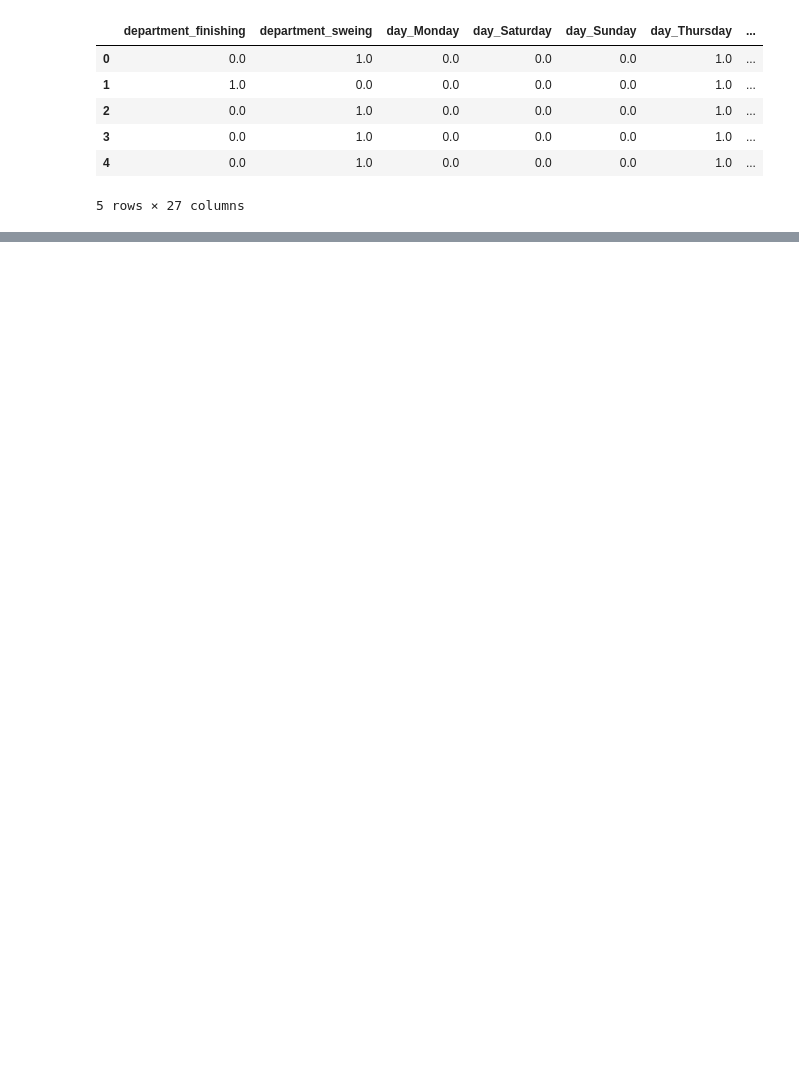
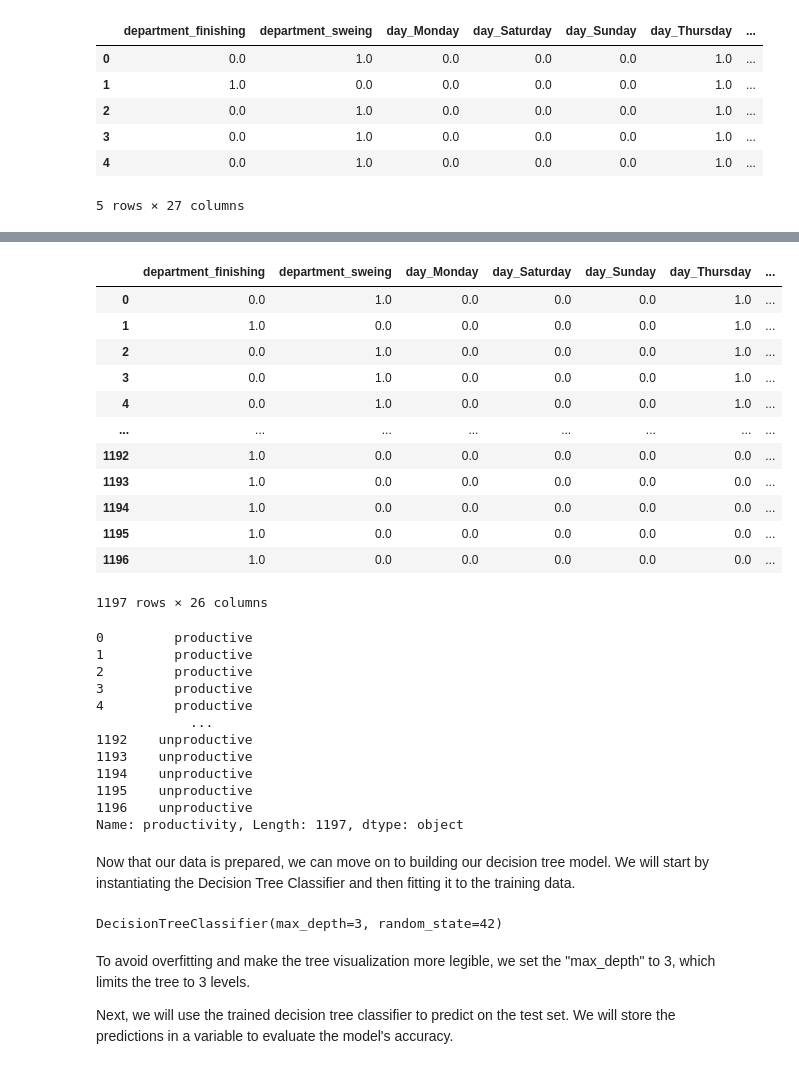
Before and after one commit to MuhammadAwon/datascience-projects, a Jupyter notebook: Projects/classifying-employee-productivity/employee-productivity.ipynb, the cells around one changed output, grey strips where cells are left out. Cells and saved outputs as stored; diff of their text form; code cells hidden in the pictures; blank space fills up the shorter version.

```diff
--- a/Projects/classifying-employee-productivity/employee-productivity.ipynb
+++ b/Projects/classifying-employee-productivity/employee-productivity.ipynb
@@ -985,8 +970,8 @@ df_clean['actual_productivity']
 1196    0.39
 Name: actual_productivity, Length: 1197, dtype: float64
 # %%
-# Create bool column 'productive' when 'actual_productivity' is greater or equal to 'targeted_productivity'
-df_clean['productive'] = df_clean['actual_productivity'] >= df_clean['targeted_productivity']
+# Create bool column 'productivity' when 'actual_productivity' is greater or equal to 'targeted_productivity'
+df_clean['productivity'] = df_clean['actual_productivity'] >= df_clean['targeted_productivity']
 df_clean.sample(10, random_state=42)
 # %% [output]
 |  | date | quarter | department | day | team | targeted_productivity | smv | over_time | incentive | ... |
@@ -1002,0 +990,3 @@ df_clean.sample(10, random_state=42)
+# %%
+df_clean['productivity'] = df_clean['productivity'].map({True: 'productive', False: 'unproductive'})
+df_clean.sample(10, random_state=42)
@@ -1348,17 +1306,0 @@ Name: quarter, dtype: int64
-# %%
-from sklearn.preprocessing import OrdinalEncoder
-from sklearn.compose import ColumnTransformer
-
-# Create column transformer
-col_trans = ColumnTransformer(
-    transformers=[
-        ('dept_sweing', OrdinalEncoder(categories=[['finishing', 'sweing']]), ['department']),
-    ],
-    remainder='passthrough')
-
-# Fit the transformer to the entire dataset
-trans_df = col_trans.fit_transform(df_clean)
-
-# Create dataframe
-df_final = pd.DataFrame(trans_df, columns=['dept_sweing'] + list(df_clean.columns[1:]))
-df_final.head()
@@ -1371,0 +1339,39 @@ df_final.head()
+# %%
+# Import requried libraries
+from sklearn.model_selection import train_test_split
+from sklearn.tree import DecisionTreeClassifier
+
+
+# Separate dataset into features and target variables
+X = df_final.drop('productivity', axis=1)
+y = df_final['productivity']
+
+# View results
+display(X)
+display(y)
+# %% [output]
+|  | department_finishing | department_sweing | day_Monday | day_Saturday | day_Sunday | day_Thursday | ... |
+| 0 | 0.0 | 1.0 | 0.0 | 0.0 | 0.0 | 1.0 | ... |
+| 1 | 1.0 | 0.0 | 0.0 | 0.0 | 0.0 | 1.0 | ... |
+| 2 | 0.0 | 1.0 | 0.0 | 0.0 | 0.0 | 1.0 | ... |
+| 3 | 0.0 | 1.0 | 0.0 | 0.0 | 0.0 | 1.0 | ... |
+| 4 | 0.0 | 1.0 | 0.0 | 0.0 | 0.0 | 1.0 | ... |
+| ... | ... | ... | ... | ... | ... | ... | ... |
+| 1192 | 1.0 | 0.0 | 0.0 | 0.0 | 0.0 | 0.0 | ... |
+| 1193 | 1.0 | 0.0 | 0.0 | 0.0 | 0.0 | 0.0 | ... |
+| 1194 | 1.0 | 0.0 | 0.0 | 0.0 | 0.0 | 0.0 | ... |
+| 1195 | 1.0 | 0.0 | 0.0 | 0.0 | 0.0 | 0.0 | ... |
+| 1196 | 1.0 | 0.0 | 0.0 | 0.0 | 0.0 | 0.0 | ... |
+1197 rows × 26 columns
+0         productive
+1         productive
+2         productive
+3         productive
+4         productive
+            ...
+1192    unproductive
+1193    unproductive
+1194    unproductive
+1195    unproductive
+1196    unproductive
+Name: productivity, Length: 1197, dtype: object
@@ -1371,0 +1383,14 @@ df_final.head()
+# %% [markdown]
+Now that our data is prepared, we can move on to building our decision tree model. We will start by instantiating the Decision Tree Classifier and then fitting it to the training data.
+# %%
+# Instantiate Decision Tree
+dt_clf = DecisionTreeClassifier(max_depth=3, random_state=42)
+
+# Train the model
+dt_clf.fit(X_train, y_train)
+# %% [output]
+DecisionTreeClassifier(max_depth=3, random_state=42)
+# %% [markdown]
+To avoid overfitting and make the tree visualization more legible, we set the "max_depth" to 3, which limits the tree to 3 levels.
+
+Next, we will use the trained decision tree classifier to predict on the test set. We will store the predictions in a variable to evaluate the model's accuracy.
```
Also changed, not shown: parts of 40 cells of this notebook.
